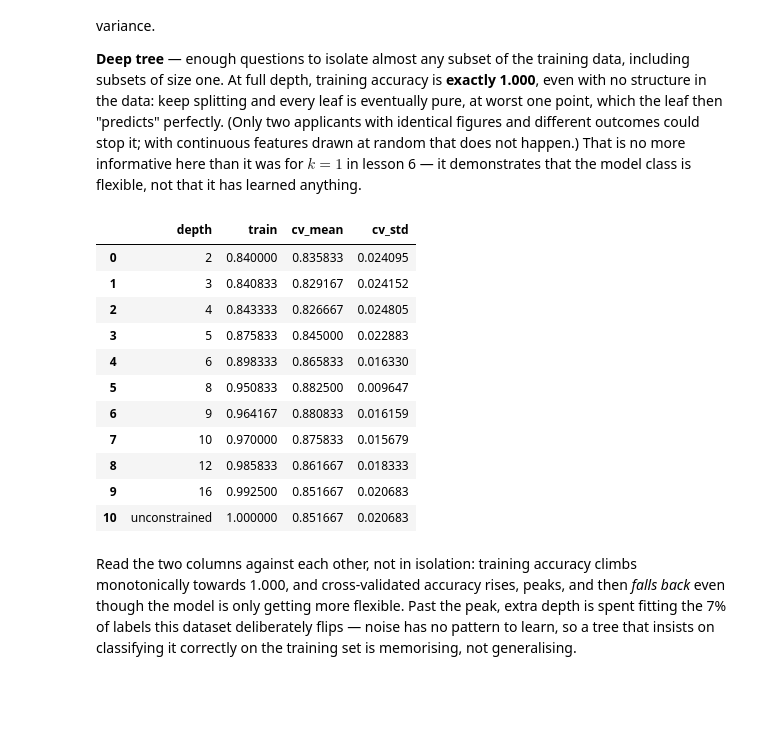
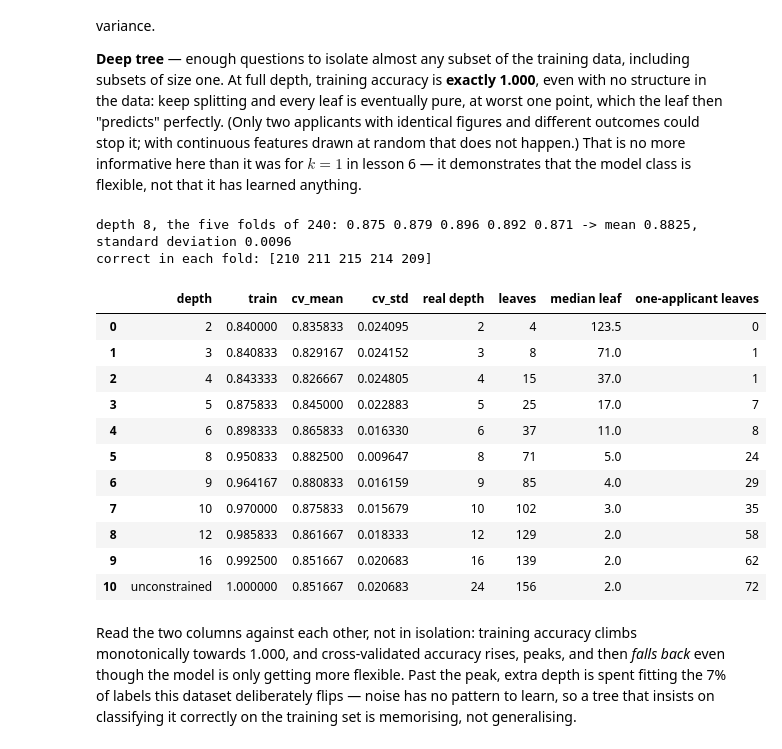
Before and after one commit to fabioantonini/technologies-for-artificial-intelligence, a Jupyter notebook: Lessons/07_trees_and_ensembles/Notebooks/01_decision_trees_from_scratch.ipynb, the cells around one changed output. Cells and saved outputs as stored; diff of their text form; code cells hidden in the pictures; blank space fills up the shorter version.

```diff
--- a/Lessons/07_trees_and_ensembles/Notebooks/01_decision_trees_from_scratch.ipynb
+++ b/Lessons/07_trees_and_ensembles/Notebooks/01_decision_trees_from_scratch.ipynb
@@ -624,29 +624,40 @@ model class is flexible, not that it has learned anything.
 # %%
 depths = [2, 3, 4, 5, 6, 8, 9, 10, 12, 16, None]
 rows = []
 for depth in depths:
     tree = DecisionTreeClassifier(max_depth=depth, random_state=0)
     cv_scores = cross_val_score(tree, X, y, cv=folds)
     train_acc = tree.fit(X, y).score(X, y)
+    # Who votes in a leaf: how many applicants each leaf's majority is taken over.
+    leaf_sizes = tree.tree_.n_node_samples[tree.tree_.children_left < 0]
     rows.append({"depth": depth if depth is not None else "unconstrained",
                  "train": train_acc, "cv_mean": cv_scores.mean(),
-                 "cv_std": cv_scores.std()})
+                 "cv_std": cv_scores.std(), "real depth": tree.get_depth(),
+                 "leaves": len(leaf_sizes), "median leaf": np.median(leaf_sizes),
+                 "one-applicant leaves": int((leaf_sizes == 1).sum())})
+    if depth == 8:
+        depth8_folds = cv_scores
 
 depth_table = pd.DataFrame(rows)
+print("depth 8, the five folds of 240:", " ".join(f"{s:.3f}" for s in depth8_folds),
+      f"-> mean {depth8_folds.mean():.4f}, standard deviation {depth8_folds.std():.4f}")
+print("correct in each fold:", (depth8_folds * 240).round().astype(int))
 depth_table
 # %% [output]
+depth 8, the five folds of 240: 0.875 0.879 0.896 0.892 0.871 -> mean 0.8825, standard deviation 0.0096
+correct in each fold: [210 211 215 214 209]
-|  | depth | train | cv_mean | cv_std |
-| 0 | 2 | 0.840000 | 0.835833 | 0.024095 |
-| 1 | 3 | 0.840833 | 0.829167 | 0.024152 |
-| 2 | 4 | 0.843333 | 0.826667 | 0.024805 |
-| 3 | 5 | 0.875833 | 0.845000 | 0.022883 |
-| 4 | 6 | 0.898333 | 0.865833 | 0.016330 |
-| 5 | 8 | 0.950833 | 0.882500 | 0.009647 |
-| 6 | 9 | 0.964167 | 0.880833 | 0.016159 |
-| 7 | 10 | 0.970000 | 0.875833 | 0.015679 |
-| 8 | 12 | 0.985833 | 0.861667 | 0.018333 |
-| 9 | 16 | 0.992500 | 0.851667 | 0.020683 |
-| 10 | unconstrained | 1.000000 | 0.851667 | 0.020683 |
+|  | depth | train | cv_mean | cv_std | real depth | leaves | median leaf | one-applicant leaves |
+| 0 | 2 | 0.840000 | 0.835833 | 0.024095 | 2 | 4 | 123.5 | 0 |
+| 1 | 3 | 0.840833 | 0.829167 | 0.024152 | 3 | 8 | 71.0 | 1 |
+| 2 | 4 | 0.843333 | 0.826667 | 0.024805 | 4 | 15 | 37.0 | 1 |
+| 3 | 5 | 0.875833 | 0.845000 | 0.022883 | 5 | 25 | 17.0 | 7 |
+| 4 | 6 | 0.898333 | 0.865833 | 0.016330 | 6 | 37 | 11.0 | 8 |
+| 5 | 8 | 0.950833 | 0.882500 | 0.009647 | 8 | 71 | 5.0 | 24 |
+| 6 | 9 | 0.964167 | 0.880833 | 0.016159 | 9 | 85 | 4.0 | 29 |
+| 7 | 10 | 0.970000 | 0.875833 | 0.015679 | 10 | 102 | 3.0 | 35 |
+| 8 | 12 | 0.985833 | 0.861667 | 0.018333 | 12 | 129 | 2.0 | 58 |
+| 9 | 16 | 0.992500 | 0.851667 | 0.020683 | 16 | 139 | 2.0 | 62 |
+| 10 | unconstrained | 1.000000 | 0.851667 | 0.020683 | 24 | 156 | 2.0 | 72 |
 # %% [markdown]
 Read the two columns against each other, not in isolation: training accuracy
 climbs monotonically towards 1.000, and cross-validated accuracy rises,
```
Also changed, not shown: parts of 5 cells of this notebook, 15 other files.
